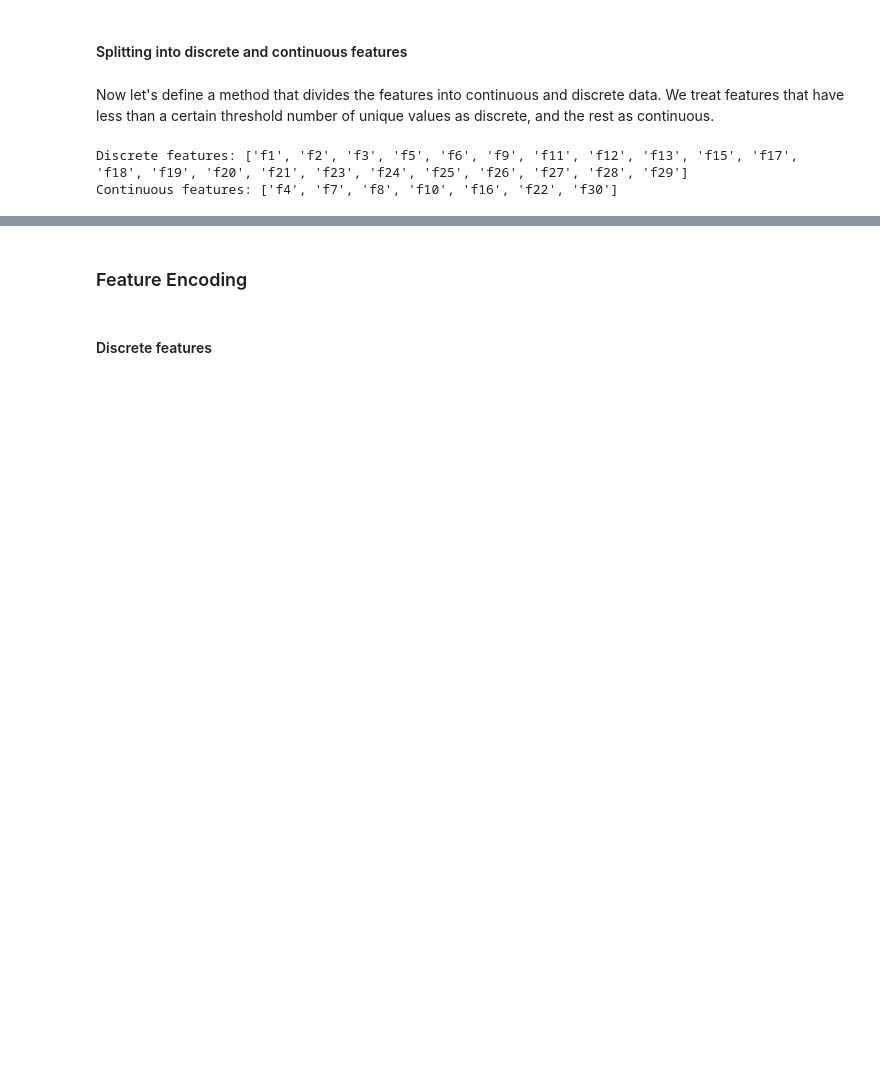
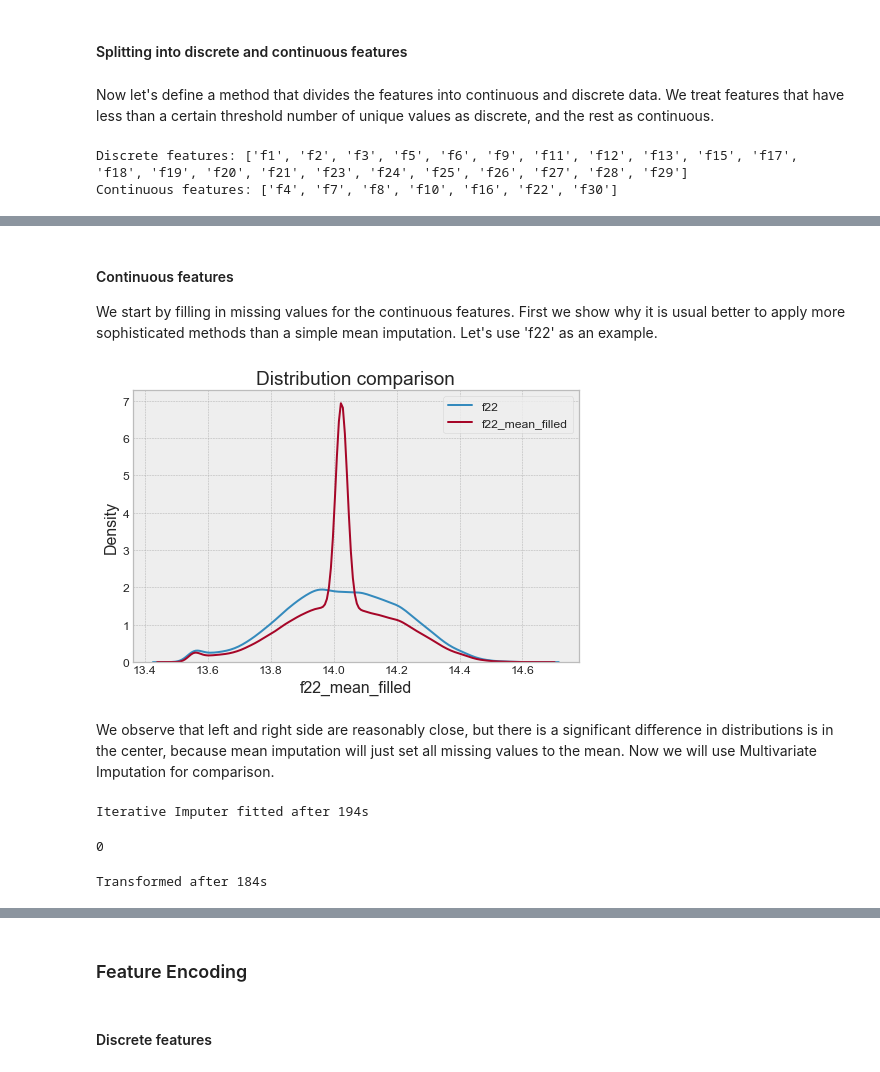
Before and after one commit to wQuole/TDT05, a Jupyter notebook: eda.ipynb, the cells around one changed output, grey strips where cells are left out. Drawn from its saved outputs; the diff is of its cells as text; code cells hidden in the pictures; blank space fills up the shorter version.

```diff
--- a/eda.ipynb
+++ b/eda.ipynb
@@ -211,6 +226,8 @@ As we see, f10 and f14 have a correlation of 0.967. We therefore choose to drop
 2. Tree-based models (e.g. decision tree, random forest) can be good at detecting interactions between different features, but highly correlated features can mask these interactions.
 
 More generally, this can be viewed as a special case of Occam's razor. A simpler model is preferable [(1)](https://datascience.stackexchange.com/questions/24452/in-supervised-learning-why-is-it-bad-to-have-correlated-features).
+# %%
+df.drop(columns=['f14'], inplace=True)
 # %% [markdown]
 #### Splitting into discrete and continuous features
 # %% [markdown]
@@ -243,0 +263,36 @@ And for discrete data:
+# %% [markdown]
+#### Continuous features
+We start by filling in missing values for the continuous features. First we show why it is usual better to apply more sophisticated methods than a simple mean imputation. Let's use 'f22' as an example.
+# %%
+mean_imputation_df = df.copy()
+feat = 'f22'
+mean_imputation_df['f22_mean_filled'] = mean_imputation_df[feat].fillna(df[feat].mean())
+
+sns.distplot(mean_imputation_df[feat], hist=False, label=feat)
+sns.distplot(mean_imputation_df['f22_mean_filled'], hist=False, label='f22_mean_filled')
+plt.legend()
+plt.title('Distribution comparison');
+# %% [output]
+[figure, added]
+# %% [markdown]
+We observe that left and right side are reasonably close, but there is a significant difference in distributions is in the center, because mean imputation will just set all missing values to the mean. Now we will use Multivariate Imputation for comparison.
+# %%
+# imputed = mice(df[cont_cols].values)
+start = time.time()
+mice_imputation_df = df.copy()
+imp = IterativeImputer(max_iter=10, random_state=0,
+                       sample_posterior=True, n_nearest_features=3)
+imp.fit(mice_imputation_df[numerical_features])
+print(f'Iterative Imputer fitted after {int(time.time()-start)}s')
+# %% [output]
+Iterative Imputer fitted after 194s
+# %%
+mice_imputation_df[numerical_features].columns.tolist().index('f1')
+# %% [output]
+0
+# %%
+start = time.time()
+imputed = imp.transform(mice_imputation_df[numerical_features])
+print(f'Transformed after {int(time.time()-start)}s')
+# %% [output]
+Transformed after 184s
```
Also changed, not shown: parts of 28 cells of this notebook.
